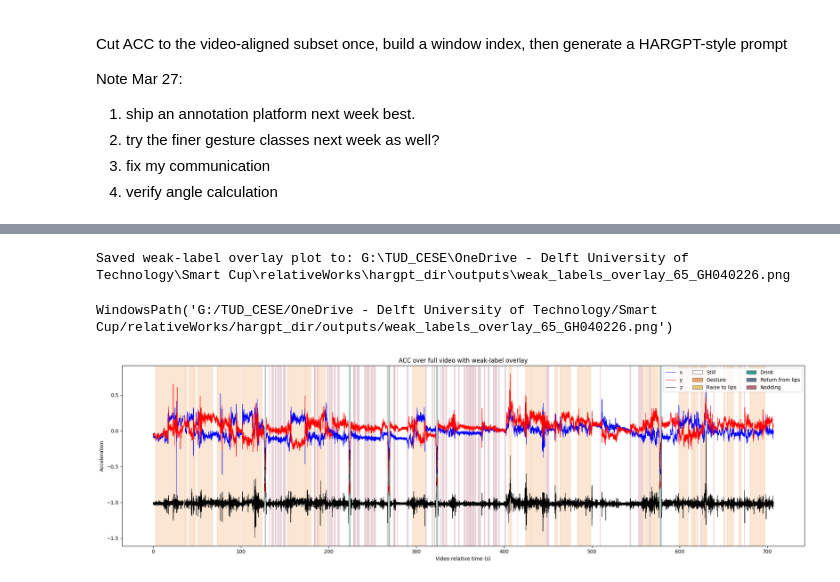
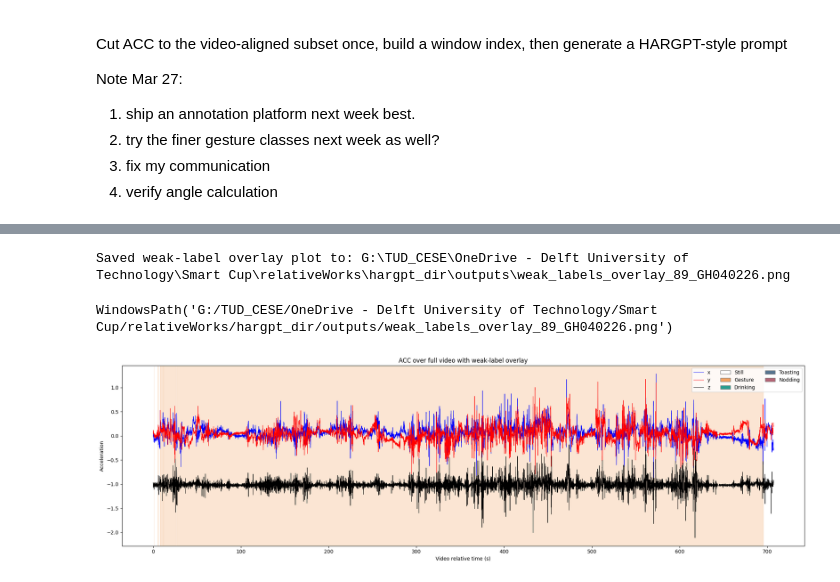
Before and after one commit to XiaoLiZaiCi113/myHARGPT, a Jupyter notebook: HARGPT.ipynb, the cells around one changed output, grey strips where cells are left out. Cells and saved outputs as stored; diff of their text form; code cells hidden in the pictures.

```diff
--- a/HARGPT.ipynb
+++ b/HARGPT.ipynb
@@ -12,7 +12,7 @@ Note Mar 27:
 from pathlib import Path
 import pandas as pd
 
-from video_ltc import ensure_video_timecode_csv
+from video_ltc import ensure_video_timecode_csv, load_record_date_from_metadata_json
 
 PROJECT_ROOT = Path.cwd().resolve()#.parent
 OUTPUT_DIR = Path.cwd() / "outputs"
@@ -20,9 +20,15 @@ VIDEO_DIR = Path.cwd() / "videos"
 OUTPUT_DIR.mkdir(exist_ok=True)
 VIDEO_DIR.mkdir(exist_ok=True)
 
-PARTICIPANT_ID = "65"
+PARTICIPANT_NO = 18
+PARTICIPANT_TO_ACCID = {
+    1: 81, 2: 64, 3: 72, 4: 78, 5: 74, 6: 85, 7: 73, 8: 87,
+    9: 92, 10: 71, 11: 84, 12: 95, 13: 86, 14: 76, 15: 67, 16: 68,
+    17: 77, 18: 89, 19: 70, 20: 93, 21: 79, 22: 90, 23: 99, 24: 65,
+    25: 75, 26: 80, 27: 66, 28: 82, 29: 83, 30: 94, 31: 91, 32: 88,
+}
+PARTICIPANT_ID = str(PARTICIPANT_TO_ACCID[PARTICIPANT_NO])
 VIDEO_NAME = "GH040226"
-RECORD_DATE = pd.Timestamp("2025-07-17").date()
 VIDEO_FILE = None
 VIDEO_START_TIMECODE = None
 VIDEO_FPS = None
@@ -34,8 +40,8 @@ STRIDE_SECONDS = 2.0
 WINDOW_SIZE = int(TARGET_FS * WINDOW_SECONDS)
 STRIDE_SIZE = int(TARGET_FS * STRIDE_SECONDS)
 
-WINDOW_INDEX_IN_VIDEO_SUBSET = 100
-PROMPT_WINDOW_COUNT = 50
+WINDOW_INDEX_IN_VIDEO_SUBSET = 0
+PROMPT_WINDOW_COUNT = 400
 
 ACC_FILE = PROJECT_ROOT / "acc_files_cup" / PARTICIPANT_ID / "ACC_0.csv"
 VIDEO_FILE, VIDEO_TIMECODE_FILE, VIDEO_METADATA_FILE = ensure_video_timecode_csv(
@@ -46,6 +52,7 @@ VIDEO_FILE, VIDEO_TIMECODE_FILE, VIDEO_METADATA_FILE = ensure_video_timecode_csv
     fallback_fps=VIDEO_FPS,
     regenerate=FORCE_REGENERATE_VIDEO_METADATA,
 )
+RECORD_DATE = load_record_date_from_metadata_json(VIDEO_METADATA_FILE)
 WINDOW_INDEX_CSV = OUTPUT_DIR / f"hargpt_window_index_{PARTICIPANT_ID}_{VIDEO_NAME}.csv"
 ACC_VIDEO_CSV = OUTPUT_DIR / f"hargpt_acc_video_subset_{PARTICIPANT_ID}_{VIDEO_NAME}.csv"
 
@@ -496,26 +532,23 @@ WEAK_LABEL_OVERLAY_PNG = OUTPUT_DIR / f"weak_labels_overlay_{PARTICIPANT_ID}_{VI
 label_to_state = {
     "Still": 0,
     "Gesture": 1,
-    "Raise to lips": 2,
-    "Drink": 3,
-    "Return from lips": 4,
-    "Nodding": 5,
+    "Drinking": 2,
+    "Toasting": 3,
+    "Nodding": 4,
 }
 state_to_name = {
     0: "Still",
     1: "Gesture",
-    2: "Raise to lips",
-    3: "Drink",
-    4: "Return from lips",
-    5: "Nodding",
+    2: "Drinking",
+    3: "Toasting",
+    4: "Nodding",
 }
 state_colors = {
     0: "white",
     1: "#f4a261",
-    2: "#e9c46a",
-    3: "#2a9d8f",
-    4: "#577590",
-    5: "#b56576",
+    2: "#2a9d8f",
+    3: "#577590",
+    4: "#b56576",
 }
 
 plt.style.use("default")
@@ -541,38 +574,38 @@ if not weak_df.empty:
         if i == len(weak_df) or weak_df.loc[i, "weak_label"] != weak_df.loc[i - 1, "weak_label"]:
             weak_runs.append((
                 weak_df.loc[start_idx, "time_rel_s"],
                 weak_df.loc[i - 1, "time_rel_s"],
                 weak_df.loc[i - 1, "weak_label"],
             ))
             start_idx = i
 
 fig, ax = plt.subplots(1, 1, figsize=(20, 6))
 fig.patch.set_facecolor("white")
 ax.set_facecolor("white")
 
 for start_time, end_time, weak_label in weak_runs:
     weak_state = label_to_state.get(str(weak_label), 0)
     ax.axvspan(start_time, end_time, color=state_colors[int(weak_state)], alpha=0.28)
 
 ax.plot(acc_video["time_rel_s"], acc_video["x"], label="x", color="blue", linewidth=0.7)
 ax.plot(acc_video["time_rel_s"], acc_video["y"], label="y", color="red", linewidth=0.7)
 ax.plot(acc_video["time_rel_s"], acc_video["z"], label="z", color="black", linewidth=0.7)
 ax.set_title("ACC over full video with weak-label overlay")
 ax.set_ylabel("Acceleration")
 ax.set_xlabel("Video relative time (s)")
 
-legend_handles = [Patch(facecolor=state_colors[s], edgecolor="gray", label=state_to_name[s]) for s in [0, 1, 2, 3, 4, 5]]
+legend_handles = [Patch(facecolor=state_colors[s], edgecolor="gray", label=state_to_name[s]) for s in [0, 1, 2, 3, 4]]
 line_handles, line_labels = ax.get_legend_handles_labels()
-ax.legend(line_handles + legend_handles, line_labels + [state_to_name[s] for s in [0, 1, 2, 3, 4, 5]], loc="upper right", ncol=3)
+ax.legend(line_handles + legend_handles, line_labels + [state_to_name[s] for s in [0, 1, 2, 3, 4]], loc="upper right", ncol=3)
 
 fig.tight_layout()
 fig.savefig(WEAK_LABEL_OVERLAY_PNG, dpi=200, bbox_inches="tight", facecolor="white", edgecolor="white", transparent=False)
 print(f"Saved weak-label overlay plot to: {WEAK_LABEL_OVERLAY_PNG}")
 WEAK_LABEL_OVERLAY_PNG
 # %% [output]
-Saved weak-label overlay plot to: G:\TUD_CESE\OneDrive - Delft University of Technology\Smart Cup\relativeWorks\hargpt_dir\outputs\weak_labels_overlay_65_GH040226.png
+Saved weak-label overlay plot to: G:\TUD_CESE\OneDrive - Delft University of Technology\Smart Cup\relativeWorks\hargpt_dir\outputs\weak_labels_overlay_89_GH040226.png
-WindowsPath('G:/TUD_CESE/OneDrive - Delft University of Technology/Smart Cup/relativeWorks/hargpt_dir/outputs/weak_labels_overlay_65_GH040226.png')
+WindowsPath('G:/TUD_CESE/OneDrive - Delft University of Technology/Smart Cup/relativeWorks/hargpt_dir/outputs/weak_labels_overlay_89_GH040226.png')
-[figure, old version]
+[figure, new version]
 # %%
 import json
 import pandas as pd
```
Also changed, not shown: parts of 8 cells of this notebook, 1 other file.
